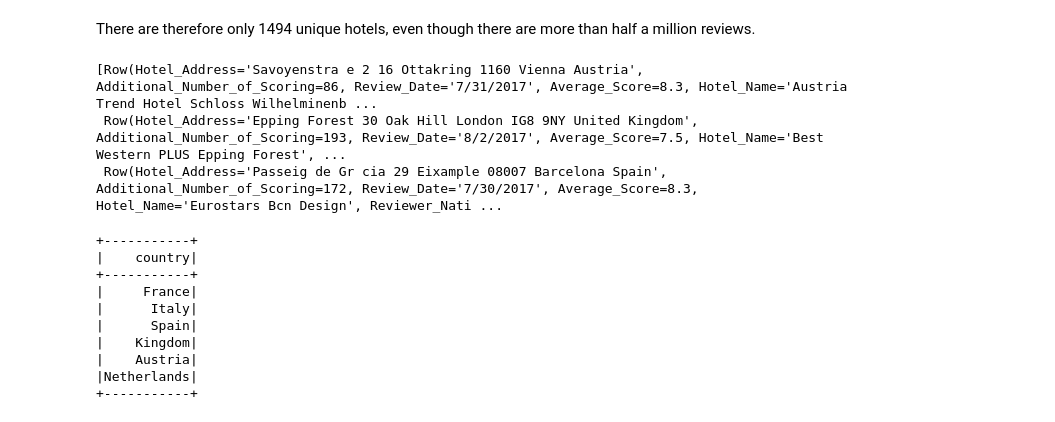
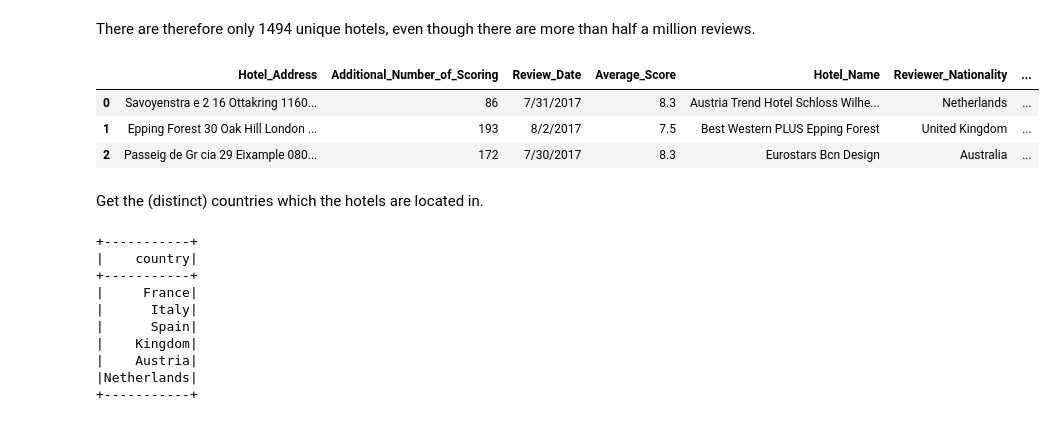
Before and after one commit to ashwath92/hotel-reviews-data-engineering-capstone, a Jupyter notebook: DataExploration/Explore_reviews.ipynb, the cells around one changed output. Drawn from its saved outputs; the diff is of its cells as text; code cells hidden in the pictures.

```diff
--- a/DataExploration/Explore_reviews.ipynb
+++ b/DataExploration/Explore_reviews.ipynb
@@ -45,11 +54,14 @@ print((df_distinct_hotels.count(), len(df_distinct_hotels.columns)))
 # %% [markdown]
 There are therefore only 1494 unique hotels, even though there are more than half a million reviews.
 # %%
-df_distinct_hotels.take(3)
+df_distinct_hotels.limit(3).toPandas()
 # %% [output]
-[Row(Hotel_Address='Savoyenstra e 2 16 Ottakring 1160 Vienna Austria', Additional_Number_of_Scoring=86, Review_Date='7/31/2017', Average_Score=8.3, Hotel_Name='Austria Trend Hotel Schloss Wilhelminenb ...
- Row(Hotel_Address='Epping Forest 30 Oak Hill London IG8 9NY United Kingdom', Additional_Number_of_Scoring=193, Review_Date='8/2/2017', Average_Score=7.5, Hotel_Name='Best Western PLUS Epping Forest', ...
- Row(Hotel_Address='Passeig de Gr cia 29 Eixample 08007 Barcelona Spain', Additional_Number_of_Scoring=172, Review_Date='7/30/2017', Average_Score=8.3, Hotel_Name='Eurostars Bcn Design', Reviewer_Nati ...
+|  | Hotel_Address | Additional_Number_of_Scoring | Review_Date | Average_Score | Hotel_Name | Reviewer_Nationality | ... |
+| 0 | Savoyenstra e 2 16 Ottakring 1160... | 86 | 7/31/2017 | 8.3 | Austria Trend Hotel Schloss Wilhe... | Netherlands | ... |
+| 1 | Epping Forest 30 Oak Hill London ... | 193 | 8/2/2017 | 7.5 | Best Western PLUS Epping Forest | United Kingdom | ... |
+| 2 | Passeig de Gr cia 29 Eixample 080... | 172 | 7/30/2017 | 8.3 | Eurostars Bcn Design | Australia | ... |
+# %% [markdown]
+Get the (distinct) countries which the hotels are located in.
 # %%
 def get_last_word(address):
     """ Gets the last word of the string 'address'"""
```
Also changed, not shown: parts of 25 cells of this notebook, 1 other file.
